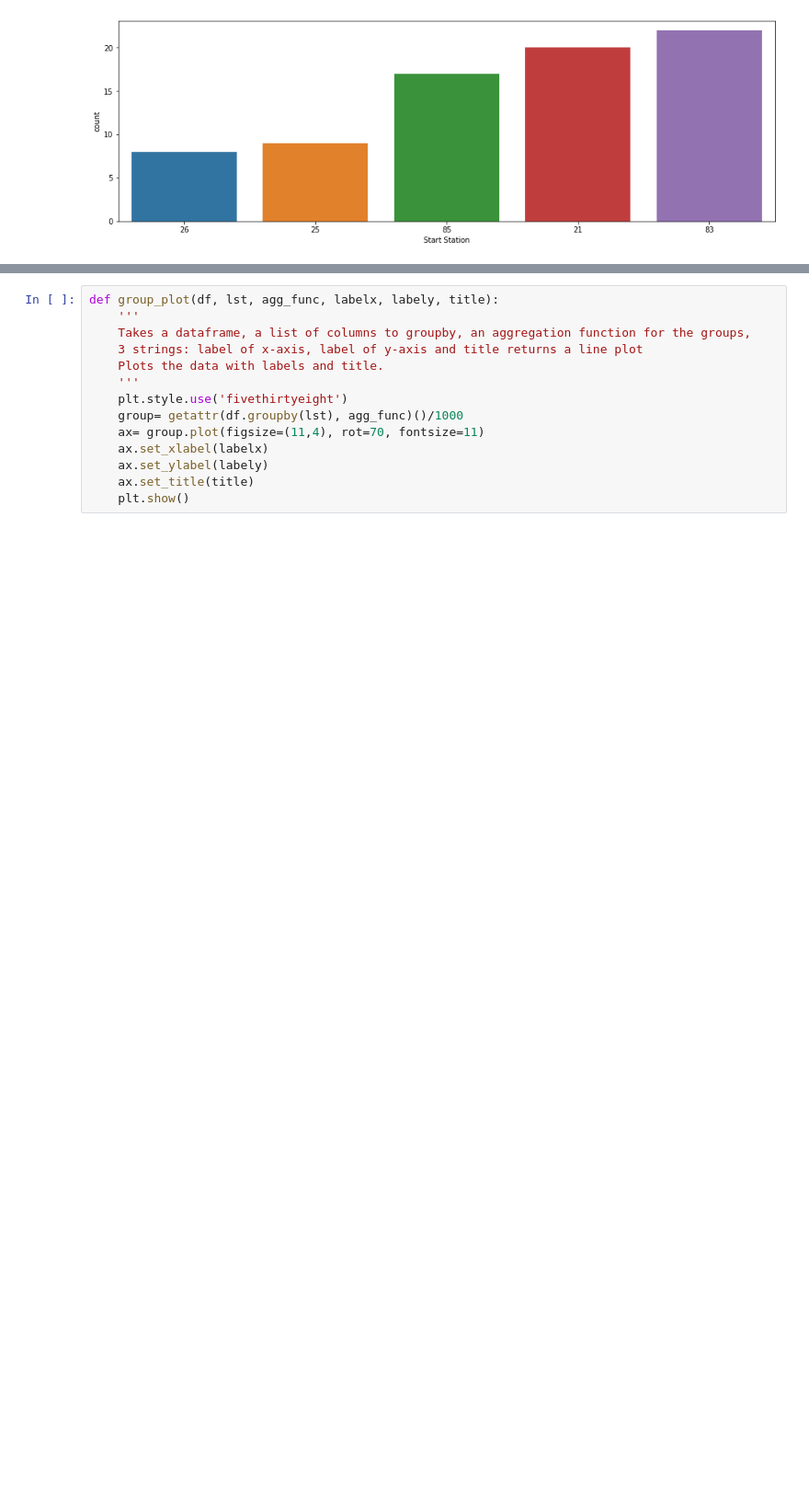
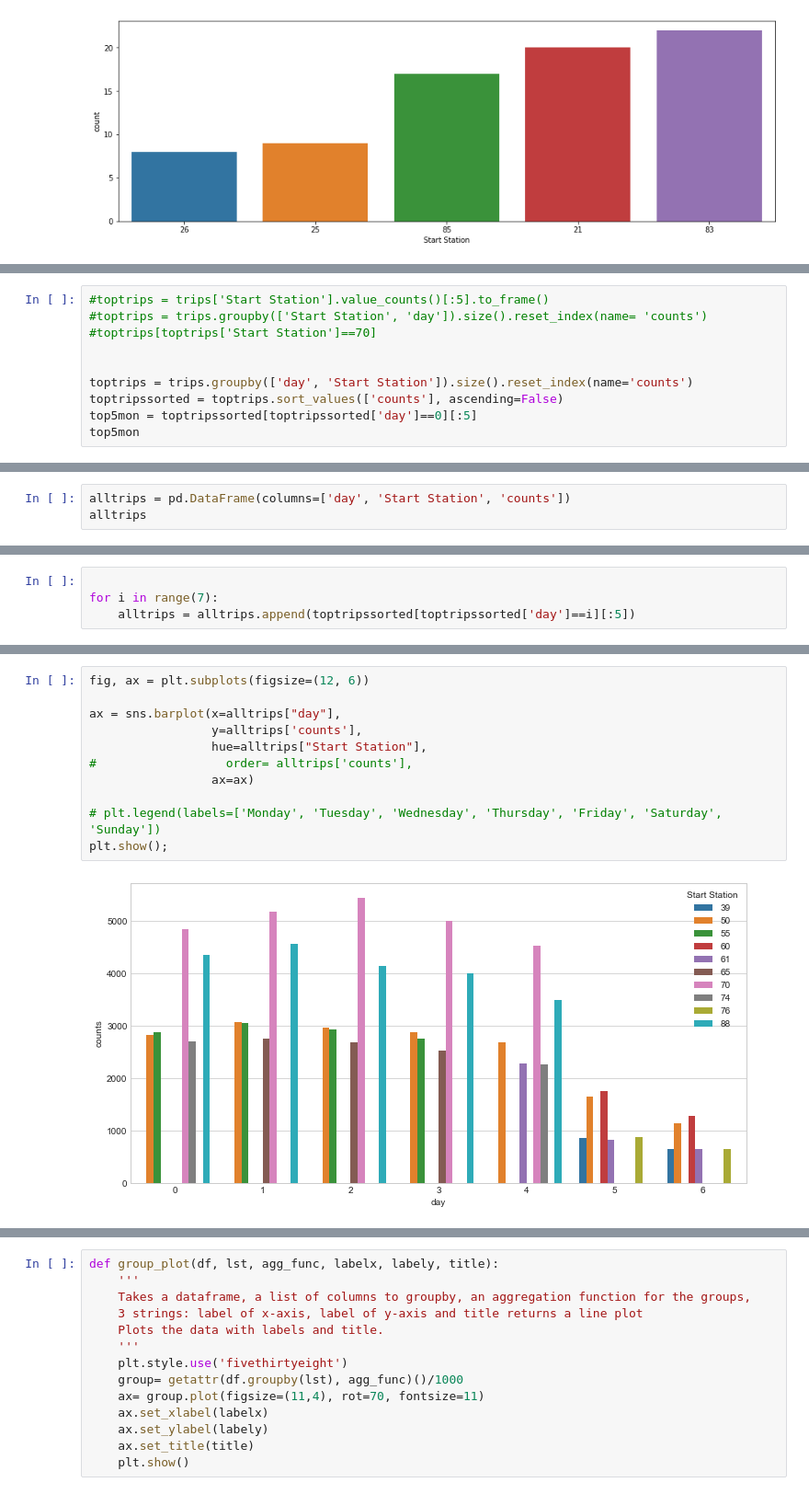
Before and after one commit to jkurdys/BikeShare, a Jupyter notebook: notebooks/BikeShare.ipynb, the cells around one changed output, grey strips where cells are left out. Shown at 92% size. Cells and saved outputs as stored; diff of their text form; blank space fills up the shorter version.

```diff
--- a/notebooks/BikeShare.ipynb
+++ b/notebooks/BikeShare.ipynb
@@ -192,0 +243,10 @@ sns.countplot(x=weekends["Start Station"], order= weekends['Start Station'].valu
+# %%
+#toptrips = trips['Start Station'].value_counts()[:5].to_frame()
+#toptrips = trips.groupby(['Start Station', 'day']).size().reset_index(name= 'counts')
+#toptrips[toptrips['Start Station']==70]
+
+
+toptrips = trips.groupby(['day', 'Start Station']).size().reset_index(name='counts')
+toptripssorted = toptrips.sort_values(['counts'], ascending=False)
+top5mon = toptripssorted[toptripssorted['day']==0][:5]
+top5mon
@@ -192,0 +260,3 @@ sns.countplot(x=weekends["Start Station"], order= weekends['Start Station'].valu
+# %%
+alltrips = pd.DataFrame(columns=['day', 'Start Station', 'counts'])
+alltrips
@@ -192,0 +265,4 @@ sns.countplot(x=weekends["Start Station"], order= weekends['Start Station'].valu
+# %%
+
+for i in range(7):
+    alltrips = alltrips.append(toptripssorted[toptripssorted['day']==i][:5])
@@ -192,0 +310,13 @@ sns.countplot(x=weekends["Start Station"], order= weekends['Start Station'].valu
+# %%
+fig, ax = plt.subplots(figsize=(12, 6))
+
+ax = sns.barplot(x=alltrips["day"],
+                 y=alltrips['counts'],
+                 hue=alltrips["Start Station"],
+#                  order= alltrips['counts'],
+                 ax=ax)
+
+# plt.legend(labels=['Monday', 'Tuesday', 'Wednesday', 'Thursday', 'Friday', 'Saturday', 'Sunday'])
+plt.show();
+# %% [output]
+[figure, added]
```
Also changed, not shown: parts of 16 cells of this notebook.
